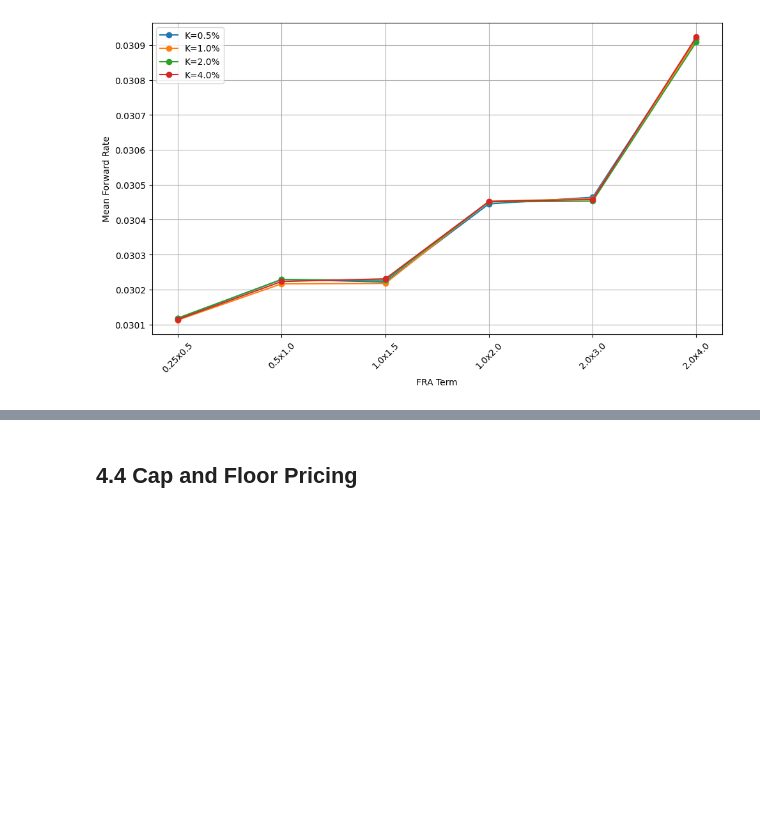
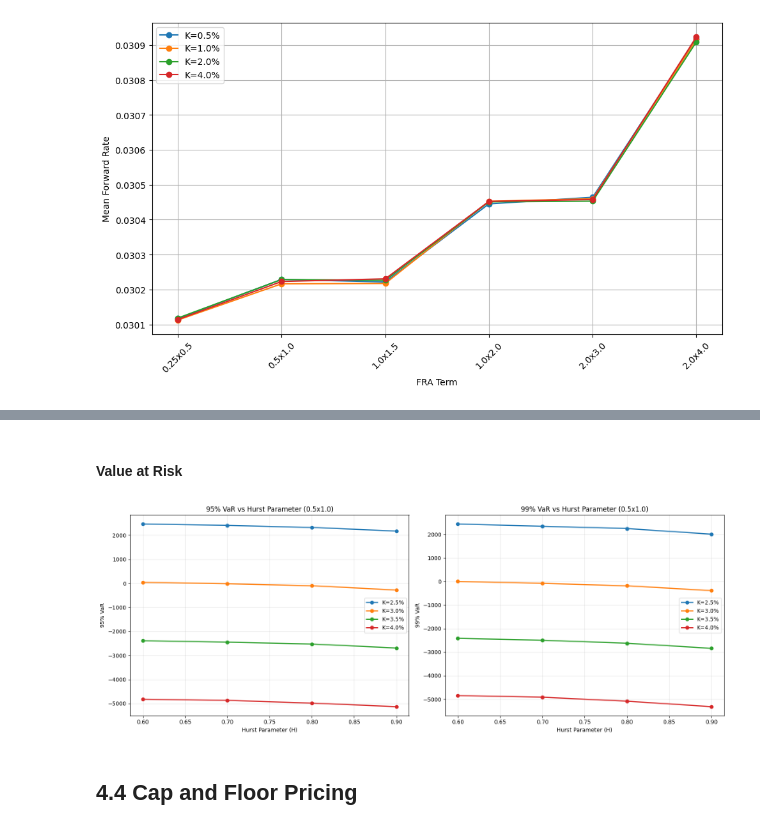
Before and after one commit to katieli0828/Dissertation, a Jupyter notebook: CH4_derivative_pricing.ipynb, the cells around one changed output, grey strips where cells are left out. Saved outputs shown, nothing was run; the diff lists cells and outputs as text; code cells hidden in the pictures; blank space fills up the shorter version.

```diff
--- a/CH4_derivative_pricing.ipynb
+++ b/CH4_derivative_pricing.ipynb
@@ -802,2 +960,60 @@ plot_mean_fwd_vs_maturity(mean_fwd_by_maturity, contract_rates_used)
+# %% [markdown]
+#### Value at Risk
+# %%
+def VaR_fra(results, hurst_values, fra_maturities, contract_rates):
+
+    maturity_sample = f"{fra_maturities[1][0]}x{fra_maturities[1][1]}"  # Use 6x12 FRA
+
+    # VaR Analysis for different contract rates
+    fig, axes = plt.subplots(1, 2, figsize=(16, 6))
+
+    measures = ['var_95_fra', 'var_99_fra']
+    measure_labels = ['95% VaR', '99% VaR']
+
+    for i, (measure, label) in enumerate(zip(measures, measure_labels)):
+        ax = axes[i]
+
+        for K in contract_rates:
+            values = [results[maturity_sample][K][H][measure] for H in hurst_values]
+            ax.plot(hurst_values, values, 'o-', label=f'K={K:.1%}', linewidth=2, markersize=6)
+
+        ax.set_xlabel('Hurst Parameter (H)')
+        ax.set_ylabel(label)
+        ax.set_title(f'{label} vs Hurst Parameter ({maturity_sample})')
+        ax.legend()
+        ax.grid(True, alpha=0.3)
+
+    plt.tight_layout()
+    plt.show()
+
+def main():
+    # Set random seed for reproducibility
+    np.random.seed(42)
+
+    # Define analysis parameters
+    hurst_values = [0.6, 0.7, 0.8, 0.9]
+
+    # FRA maturities: (fixing_date, settlement_date) in years
+    fra_maturities = [
+        (0.25, 0.5),   # 3x6 FRA
+        (0.5, 1.0),    # 6x12 FRA
+        (1.0, 1.5),    # 12x18 FRA
+        (1.5, 2.0),    # 18x24 FRA
+    ]
+
+    # Contract rates to analyze
+    contract_rates = [0.025, 0.03, 0.035, 0.04]  # 2.5%, 3%, 3.5%, 4%
+
+    # Generate visualizations
+    results = comprehensive_fra_analysis(hurst_values, fra_maturities, contract_rates)
+    VaR_fra(results, hurst_values, fra_maturities, contract_rates)
+
+    return results
+
+
+if __name__ == "__main__":
+    results = main()
+# %% [output]
+[figure, added]
 # %% [markdown]
 ## 4.4 Cap and Floor Pricing
```
Also changed, not shown: parts of 9 cells of this notebook.
